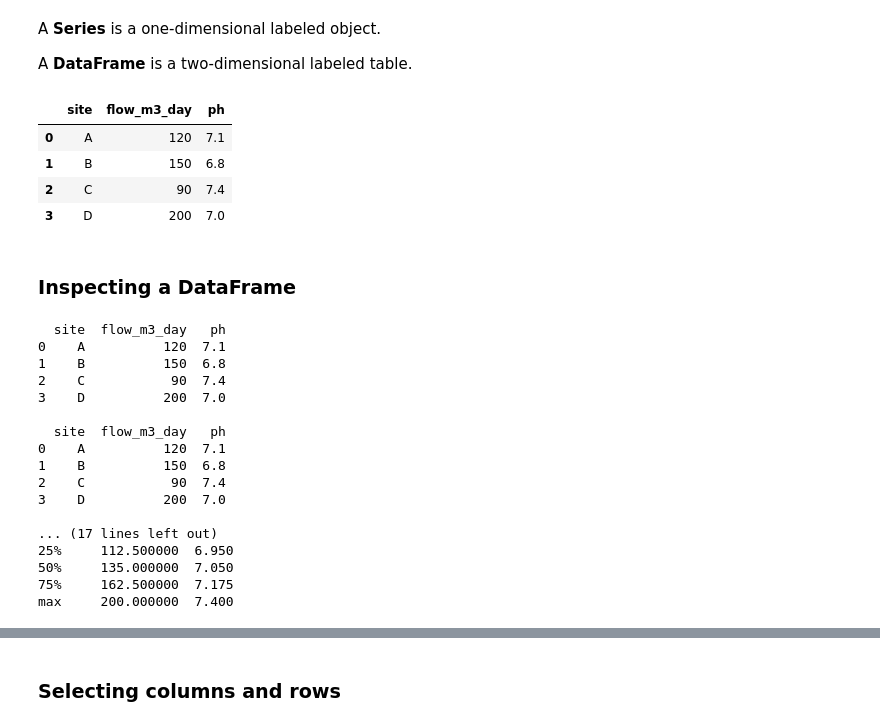
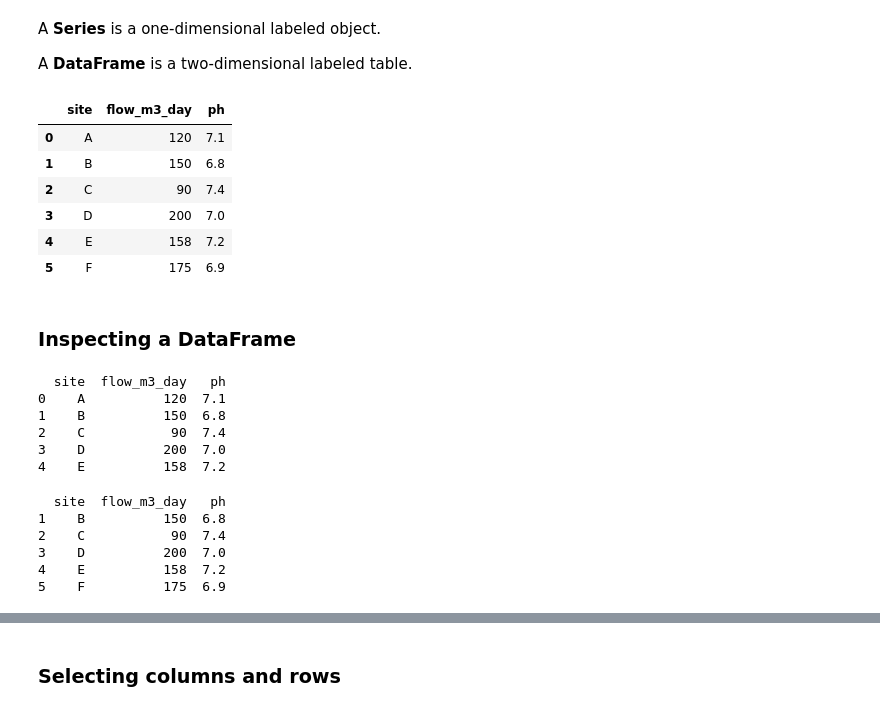
Before and after one commit to yalinli2/EnvEtools, a Jupyter notebook: course_modules/S2_NumPy_and_Pandas.ipynb, the cells around one changed output, grey strips where cells are left out. Saved outputs shown, nothing was run; the diff lists cells and outputs as text; code cells hidden in the pictures.

```diff
--- a/course_modules/S2_NumPy_and_Pandas.ipynb
+++ b/course_modules/S2_NumPy_and_Pandas.ipynb
@@ -253,43 +254,39 @@ A **Series** is a one-dimensional labeled object.
 A **DataFrame** is a two-dimensional labeled table.
 # %%
 df = pd.DataFrame({
-    "site": ["A", "B", "C", "D"],
-    "flow_m3_day": [120, 150, 90, 200],
-    "ph": [7.1, 6.8, 7.4, 7.0]
+    "site": ["A", "B", "C", "D", "E", "F"],
+    "flow_m3_day": [120, 150, 90, 200, 158, 175],
+    "ph": [7.1, 6.8, 7.4, 7.0, 7.2, 6.9]
 })
 
 df
 # %% [output]
 |  | site | flow_m3_day | ph |
 | 0 | A | 120 | 7.1 |
 | 1 | B | 150 | 6.8 |
 | 2 | C | 90 | 7.4 |
 | 3 | D | 200 | 7.0 |
+| 4 | E | 158 | 7.2 |
+| 5 | F | 175 | 6.9 |
 # %% [markdown]
 ### Inspecting a DataFrame
 # %%
 print(df.head())
 print()
-print(df.tail())
-print()
-print(df.info())
-print()
-print(df.describe())
 # %% [output]
   site  flow_m3_day   ph
 0    A          120  7.1
 1    B          150  6.8
 2    C           90  7.4
 3    D          200  7.0
-
-  site  flow_m3_day   ph
-0    A          120  7.1
-1    B          150  6.8
-2    C           90  7.4
-3    D          200  7.0
-
-... (17 lines left out)
-25%     112.500000  6.950
-50%     135.000000  7.050
-75%     162.500000  7.175
-max     200.000000  7.400
+4    E          158  7.2
+# %%
+print(df.tail())
+print()
+# %% [output]
+  site  flow_m3_day   ph
+1    B          150  6.8
+2    C           90  7.4
+3    D          200  7.0
+4    E          158  7.2
+5    F          175  6.9
```
Also changed, not shown: parts of 19 cells of this notebook, 1 other file.
